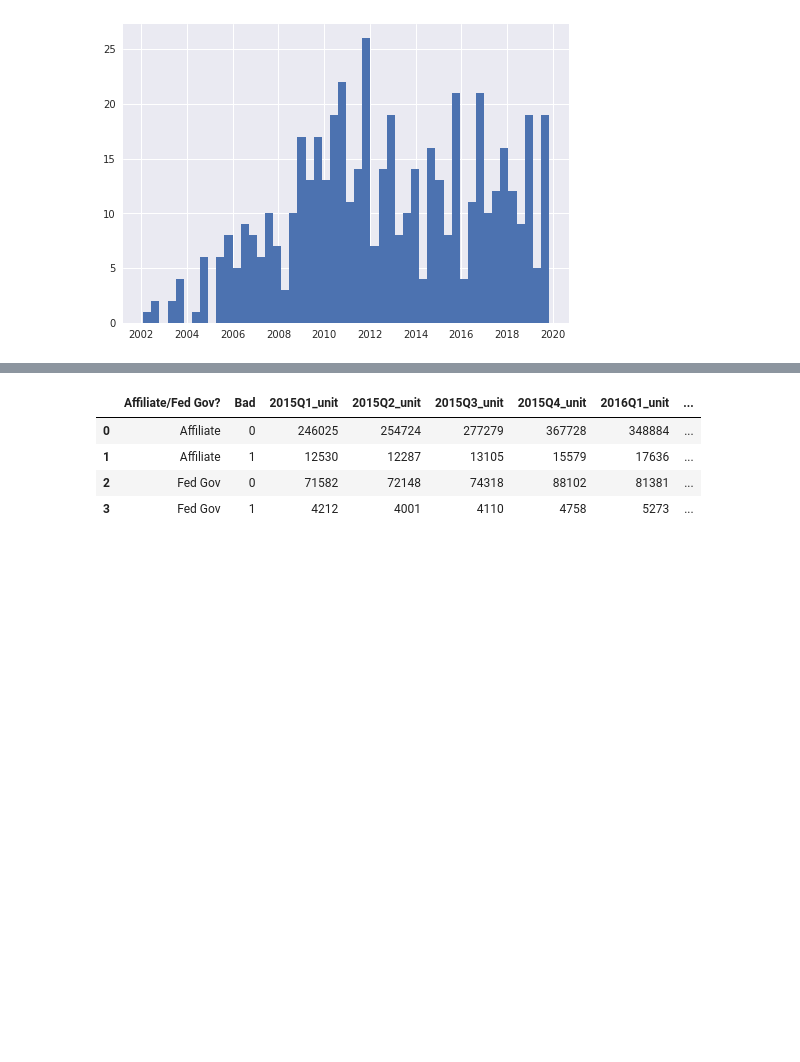
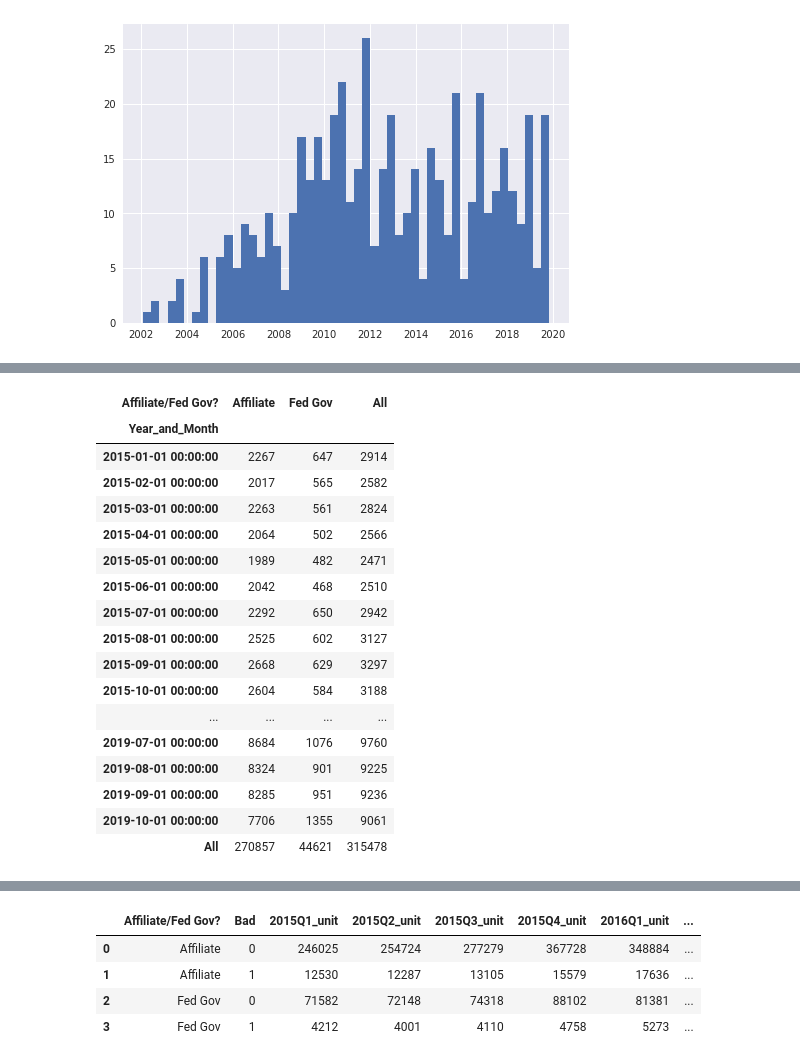
Before and after one commit to XuetingS/PP, a Jupyter notebook: src/12.09.ipynb, the cells around one changed output, grey strips where cells are left out. Saved outputs shown, nothing was run; the diff lists cells and outputs as text; code cells hidden in the pictures; blank space fills up the shorter version.

```diff
--- a/src/12.09.ipynb
+++ b/src/12.09.ipynb
@@ -1188,0 +1311,21 @@ Channel_dollar = risk_analysis(Perf, 'Unique_Order_ID', ['Affiliate/Fed Gov?','D
+# %%
+df[(df['Bad']==1)&(df['Ever_Bad']<=1)].pivot_table(values = 'Unique_Order_ID', index='Year_and_Month',columns =  ['Affiliate/Fed Gov?'],aggfunc='count',fill_value=0,margins = True)
+# %% [output]
+| Affiliate/Fed Gov? | Affiliate | Fed Gov | All |
+| Year_and_Month |  |  |  |
+| 2015-01-01 00:00:00 | 2267 | 647 | 2914 |
+| 2015-02-01 00:00:00 | 2017 | 565 | 2582 |
+| 2015-03-01 00:00:00 | 2263 | 561 | 2824 |
+| 2015-04-01 00:00:00 | 2064 | 502 | 2566 |
+| 2015-05-01 00:00:00 | 1989 | 482 | 2471 |
+| 2015-06-01 00:00:00 | 2042 | 468 | 2510 |
+| 2015-07-01 00:00:00 | 2292 | 650 | 2942 |
+| 2015-08-01 00:00:00 | 2525 | 602 | 3127 |
+| 2015-09-01 00:00:00 | 2668 | 629 | 3297 |
+| 2015-10-01 00:00:00 | 2604 | 584 | 3188 |
+| ... | ... | ... | ... |
+| 2019-07-01 00:00:00 | 8684 | 1076 | 9760 |
+| 2019-08-01 00:00:00 | 8324 | 901 | 9225 |
+| 2019-09-01 00:00:00 | 8285 | 951 | 9236 |
+| 2019-10-01 00:00:00 | 7706 | 1355 | 9061 |
+| All | 270857 | 44621 | 315478 |
```
Also changed, not shown: parts of 20 cells of this notebook.
